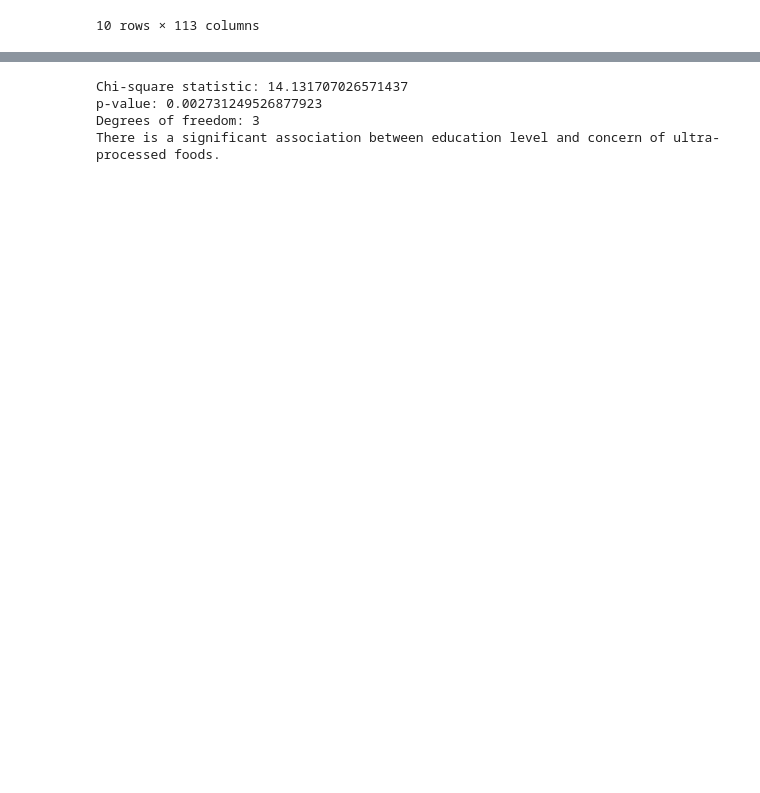
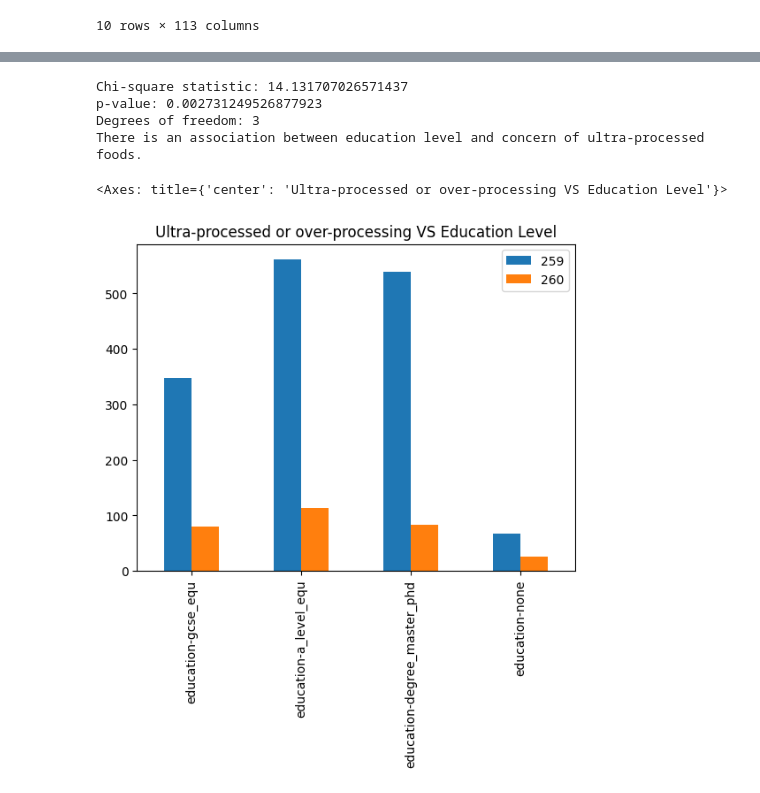
Before and after one commit to mysteryvishal/cpst-analysis, a Jupyter notebook: fsa_analysis.ipynb, the cells around one changed output, grey strips where cells are left out. Saved outputs shown, nothing was run; the diff lists cells and outputs as text; code cells hidden in the pictures; blank space fills up the shorter version.

```diff
--- a/fsa_analysis.ipynb
+++ b/fsa_analysis.ipynb
@@ -183,14 +200,19 @@ print("Degrees of freedom:", dof)
 # analysing the results
 alpha = 0.05
 if p_value < alpha:
-    print("There is a significant association between education level and concern of ultra-processed foods.")
+    print("There is an association between education level and concern of ultra-processed foods.")
 else:
-    print("There is no significant association between education level and concern of ultra-processed foods.")
+    print("There is no association between education level and concern of ultra-processed foods.")
 # %% [output]
 Chi-square statistic: 14.131707026571437
 p-value: 0.002731249526877923
 Degrees of freedom: 3
-There is a significant association between education level and concern of ultra-processed foods.
+There is an association between education level and concern of ultra-processed foods.
+# %%
+education_upf.iloc[-2:,:].T.drop('question_answer', axis=0).plot(kind='bar', title='Ultra-processed or over-processing VS Education Level')
+# %% [output]
+<Axes: title={'center': 'Ultra-processed or over-processing VS Education Level'}>
+[figure, added]
 # %% [markdown]
 ## **Hypothesis 03:**
 
```
Also changed, not shown: parts of 14 cells of this notebook, 2 other files.
